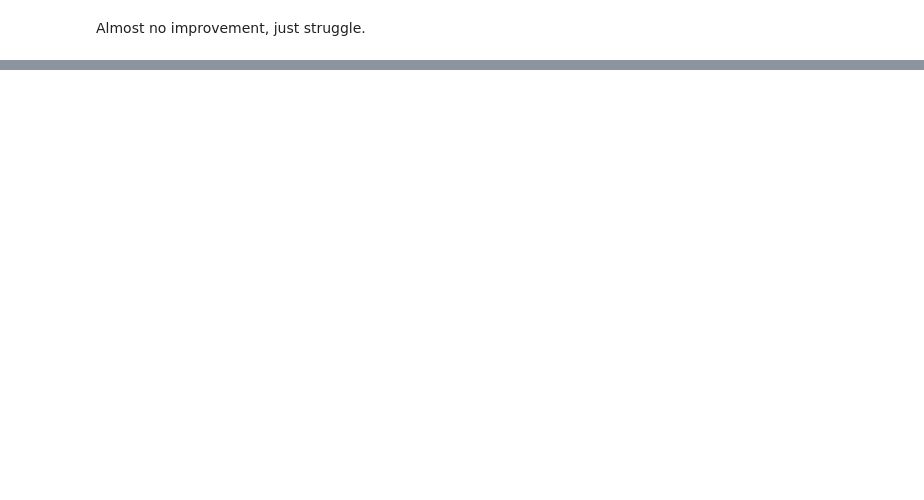
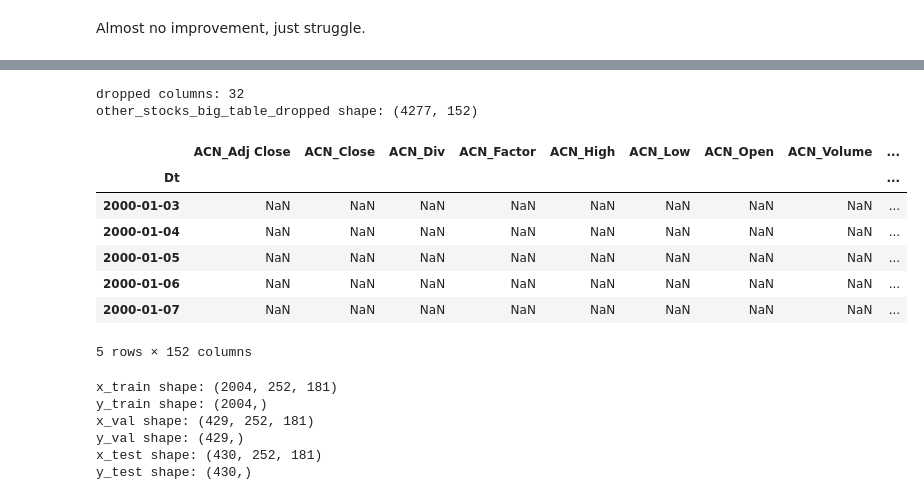
Before and after one commit to CharonWTang/STOCK_PREDICTION, a Jupyter notebook: Charon_Final.ipynb, the cells around one changed output, grey strips where cells are left out. Saved outputs shown, nothing was run; the diff lists cells and outputs as text; code cells hidden in the pictures; blank space fills up the shorter version.

```diff
--- a/Charon_Final.ipynb
+++ b/Charon_Final.ipynb
@@ -602,0 +839,41 @@ start_dates_df
+# %%
+# so as long as I delete  MA/V/FB/XLRE then the time is fine
+deleted_stocks = {'MA', 'V', 'FB', 'XLRE'}
+
+# only drop columns whose stock prefix is exactly in deleted_stocks
+cols_to_drop = [
+    col for col in other_stocks_big_table.columns
+    if col.split('_', 1)[0] in deleted_stocks
+]
+
+other_stocks_big_table_dropped = other_stocks_big_table.drop(columns=cols_to_drop)
+
+print("dropped columns:", len(cols_to_drop))
+print("other_stocks_big_table_dropped shape:", other_stocks_big_table_dropped.shape)
+other_stocks_big_table_dropped.head()
+# %% [output]
+dropped columns: 32
+other_stocks_big_table_dropped shape: (4277, 152)
+|  | ACN_Adj Close | ACN_Close | ACN_Div | ACN_Factor | ACN_High | ACN_Low | ACN_Open | ACN_Volume | ... |
+| Dt |  |  |  |  |  |  |  |  | ... |
+| 2000-01-03 | NaN | NaN | NaN | NaN | NaN | NaN | NaN | NaN | ... |
+| 2000-01-04 | NaN | NaN | NaN | NaN | NaN | NaN | NaN | NaN | ... |
+| 2000-01-05 | NaN | NaN | NaN | NaN | NaN | NaN | NaN | NaN | ... |
+| 2000-01-06 | NaN | NaN | NaN | NaN | NaN | NaN | NaN | NaN | ... |
+| 2000-01-07 | NaN | NaN | NaN | NaN | NaN | NaN | NaN | NaN | ... |
+5 rows × 152 columns
+# %%
+x_train, y_train, x_val, y_val, x_test, y_test = multi_stock_split(AAPL_data, AAPLReturn, other_stocks_big_table_dropped,train_size=0.7, val_size=0.15, test_size=0.15, window_size=252, add_transformed_features=1, target_mode="direction_3class", return_index=False)
+print("x_train shape:", x_train.shape)
+print("y_train shape:", y_train.shape)
+print("x_val shape:", x_val.shape)
+print("y_val shape:", y_val.shape)
+print("x_test shape:", x_test.shape)
+print("y_test shape:", y_test.shape)
+# %% [output]
+x_train shape: (2004, 252, 181)
+y_train shape: (2004,)
+x_val shape: (429, 252, 181)
+y_val shape: (429,)
+x_test shape: (430, 252, 181)
+y_test shape: (430,)
```
Also changed, not shown: parts of 24 cells of this notebook.
